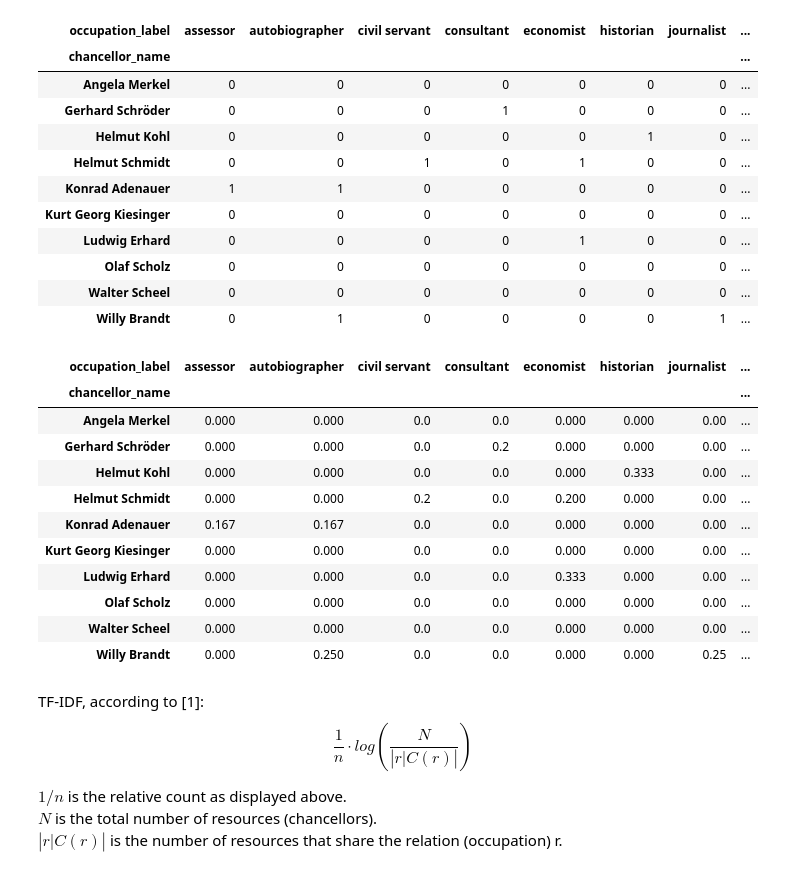
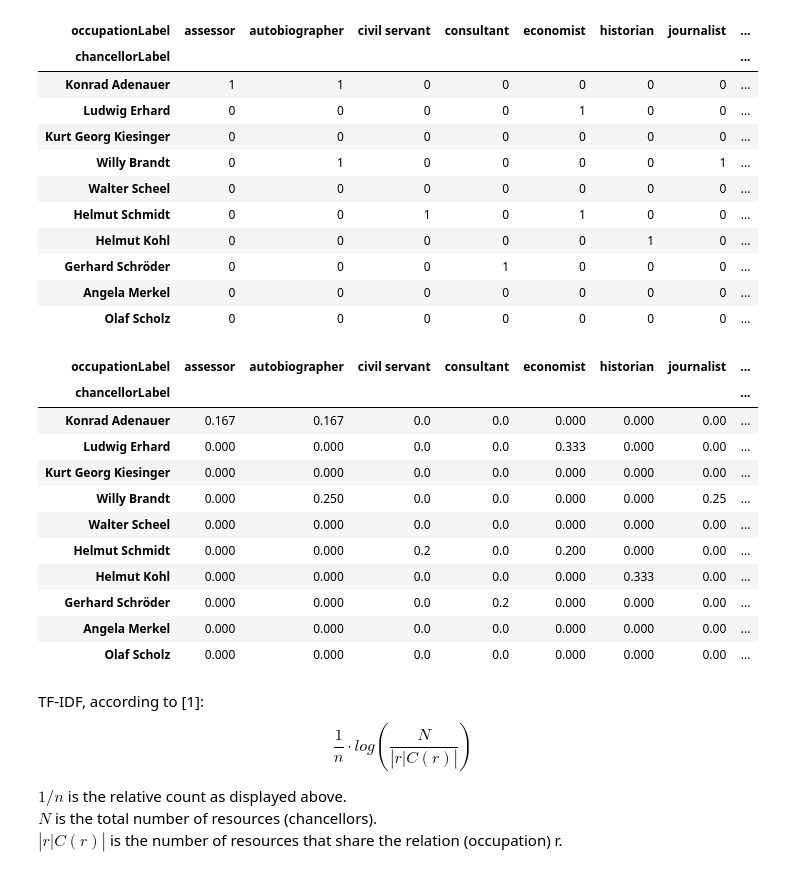
Before and after one commit to rgrenz/rdflime-util, a Jupyter notebook: notebooks/experiments/feature-extraction/chancellors.ipynb, the cells around one changed output. Saved outputs shown, nothing was run; the diff lists cells and outputs as text; code cells hidden in the pictures.

Commit message:
Add feature extraction experiment

```diff
--- a/notebooks/experiments/chancellors.ipynb
+++ b/notebooks/experiments/feature-extraction/chancellors.ipynb
@@ -19,42 +19,47 @@ df.head(3)
+# %%
+chancellorIndex = df.groupby("inaugurationTime").first().chancellorLabel
 # %%
-df = df.pivot(index="chancellor_name", columns="occupation_label", values="occupation_label").fillna(0)
+df = df.pivot(index="inaugurationTime", columns="occupationLabel", values="occupationLabel").fillna(0)
 df[df != 0] = 1
+df = df.set_index(chancellorIndex)
 # %%
 # Binary feature extraction
+df.transpose().to_csv("binary_extraction.csv")
 df
 # %% [output]
-| occupation_label | assessor | autobiographer | civil servant | consultant | economist | historian | journalist | ... |
-| chancellor_name |  |  |  |  |  |  |  | ... |
+| occupationLabel | assessor | autobiographer | civil servant | consultant | economist | historian | journalist | ... |
+| chancellorLabel |  |  |  |  |  |  |  | ... |
+| Konrad Adenauer | 1 | 1 | 0 | 0 | 0 | 0 | 0 | ... |
+| Ludwig Erhard | 0 | 0 | 0 | 0 | 1 | 0 | 0 | ... |
+| Kurt Georg Kiesinger | 0 | 0 | 0 | 0 | 0 | 0 | 0 | ... |
+| Willy Brandt | 0 | 1 | 0 | 0 | 0 | 0 | 1 | ... |
+| Walter Scheel | 0 | 0 | 0 | 0 | 0 | 0 | 0 | ... |
+| Helmut Schmidt | 0 | 0 | 1 | 0 | 1 | 0 | 0 | ... |
+| Helmut Kohl | 0 | 0 | 0 | 0 | 0 | 1 | 0 | ... |
+| Gerhard Schröder | 0 | 0 | 0 | 1 | 0 | 0 | 0 | ... |
 | Angela Merkel | 0 | 0 | 0 | 0 | 0 | 0 | 0 | ... |
-| Gerhard Schröder | 0 | 0 | 0 | 1 | 0 | 0 | 0 | ... |
-| Helmut Kohl | 0 | 0 | 0 | 0 | 0 | 1 | 0 | ... |
-| Helmut Schmidt | 0 | 0 | 1 | 0 | 1 | 0 | 0 | ... |
-| Konrad Adenauer | 1 | 1 | 0 | 0 | 0 | 0 | 0 | ... |
-| Kurt Georg Kiesinger | 0 | 0 | 0 | 0 | 0 | 0 | 0 | ... |
-| Ludwig Erhard | 0 | 0 | 0 | 0 | 1 | 0 | 0 | ... |
 | Olaf Scholz | 0 | 0 | 0 | 0 | 0 | 0 | 0 | ... |
-| Walter Scheel | 0 | 0 | 0 | 0 | 0 | 0 | 0 | ... |
-| Willy Brandt | 0 | 1 | 0 | 0 | 0 | 0 | 1 | ... |
 # %%
 for index, row in df.iterrows():
     df.loc[index] = row.div(row.sum())
 df = df.astype(float)
 
-# Relative Couunt feature extraction
+# Relative Count feature extraction
+df.round(3).transpose().to_csv("relative_count_extraction.csv")
 df.round(3)
 # %% [output]
-| occupation_label | assessor | autobiographer | civil servant | consultant | economist | historian | journalist | ... |
-| chancellor_name |  |  |  |  |  |  |  | ... |
+| occupationLabel | assessor | autobiographer | civil servant | consultant | economist | historian | journalist | ... |
+| chancellorLabel |  |  |  |  |  |  |  | ... |
+| Konrad Adenauer | 0.167 | 0.167 | 0.0 | 0.0 | 0.000 | 0.000 | 0.00 | ... |
+| Ludwig Erhard | 0.000 | 0.000 | 0.0 | 0.0 | 0.333 | 0.000 | 0.00 | ... |
+| Kurt Georg Kiesinger | 0.000 | 0.000 | 0.0 | 0.0 | 0.000 | 0.000 | 0.00 | ... |
+| Willy Brandt | 0.000 | 0.250 | 0.0 | 0.0 | 0.000 | 0.000 | 0.25 | ... |
+| Walter Scheel | 0.000 | 0.000 | 0.0 | 0.0 | 0.000 | 0.000 | 0.00 | ... |
+| Helmut Schmidt | 0.000 | 0.000 | 0.2 | 0.0 | 0.200 | 0.000 | 0.00 | ... |
+| Helmut Kohl | 0.000 | 0.000 | 0.0 | 0.0 | 0.000 | 0.333 | 0.00 | ... |
+| Gerhard Schröder | 0.000 | 0.000 | 0.0 | 0.2 | 0.000 | 0.000 | 0.00 | ... |
 | Angela Merkel | 0.000 | 0.000 | 0.0 | 0.0 | 0.000 | 0.000 | 0.00 | ... |
-| Gerhard Schröder | 0.000 | 0.000 | 0.0 | 0.2 | 0.000 | 0.000 | 0.00 | ... |
-| Helmut Kohl | 0.000 | 0.000 | 0.0 | 0.0 | 0.000 | 0.333 | 0.00 | ... |
-| Helmut Schmidt | 0.000 | 0.000 | 0.2 | 0.0 | 0.200 | 0.000 | 0.00 | ... |
-| Konrad Adenauer | 0.167 | 0.167 | 0.0 | 0.0 | 0.000 | 0.000 | 0.00 | ... |
-| Kurt Georg Kiesinger | 0.000 | 0.000 | 0.0 | 0.0 | 0.000 | 0.000 | 0.00 | ... |
-| Ludwig Erhard | 0.000 | 0.000 | 0.0 | 0.0 | 0.333 | 0.000 | 0.00 | ... |
 | Olaf Scholz | 0.000 | 0.000 | 0.0 | 0.0 | 0.000 | 0.000 | 0.00 | ... |
-| Walter Scheel | 0.000 | 0.000 | 0.0 | 0.0 | 0.000 | 0.000 | 0.00 | ... |
-| Willy Brandt | 0.000 | 0.250 | 0.0 | 0.0 | 0.000 | 0.000 | 0.25 | ... |
 # %% [markdown]
 TF-IDF, according to [1]:
 $$\frac{1}{n} \cdot{} log(\frac{N}{|{r|C(r)}|})$$
```
Also changed, not shown: parts of 4 cells of this notebook, 3 other files.
